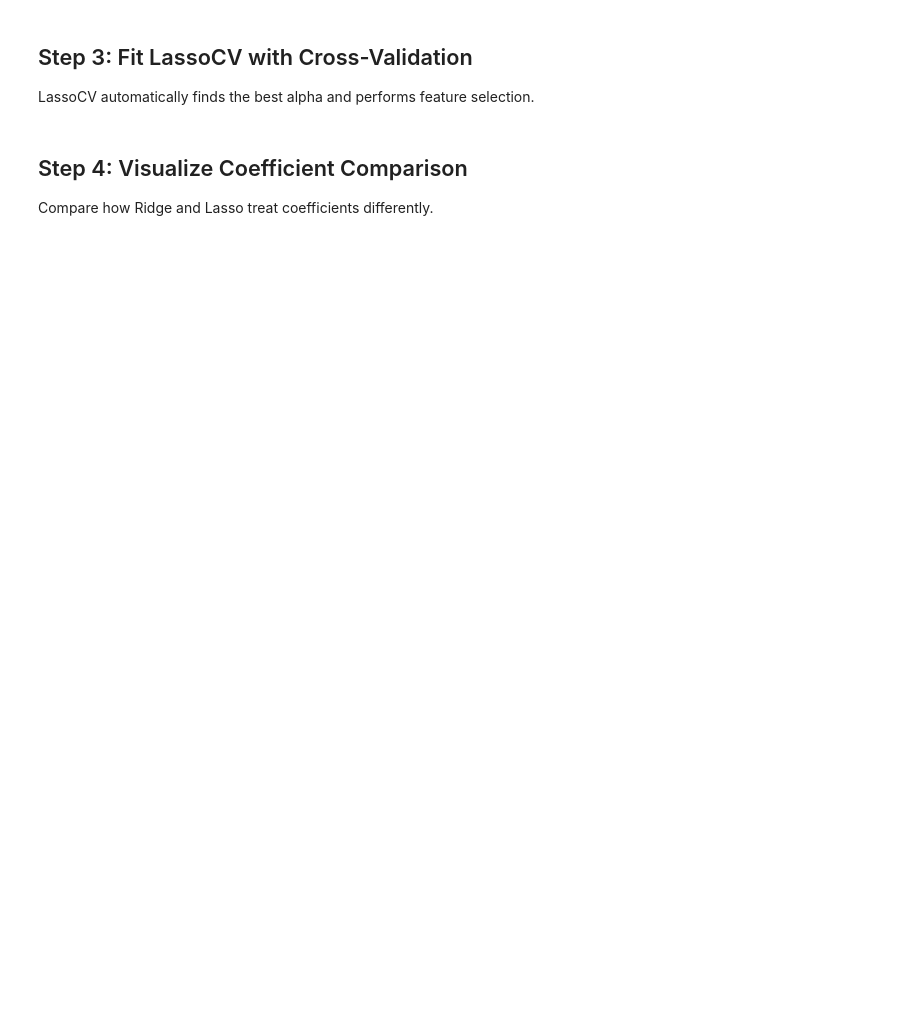
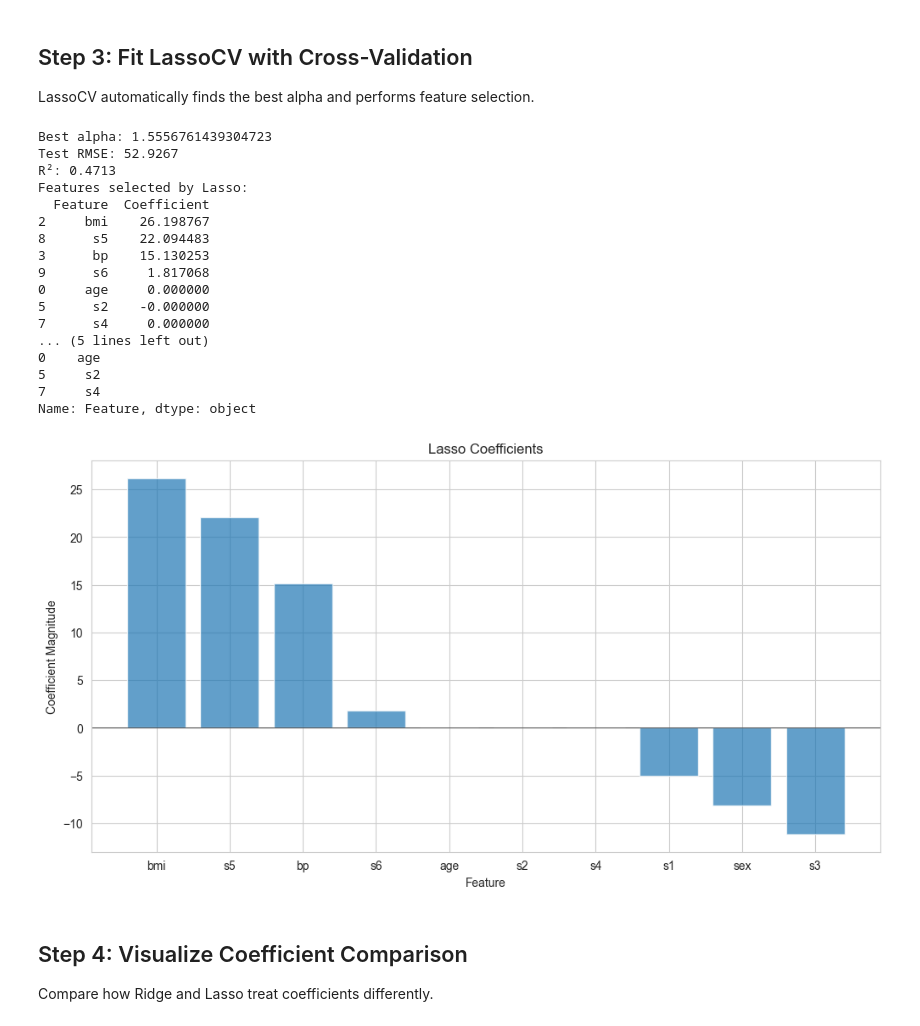
Before and after one commit to Tuminha/ml-interpretability-dojo, a Jupyter notebook: notebooks/02_regularization_ridge_lasso.ipynb, the cells around one changed output. Saved outputs shown, nothing was run; the diff lists cells and outputs as text; code cells hidden in the pictures; blank space fills up the shorter version.

```diff
--- a/notebooks/02_regularization_ridge_lasso.ipynb
+++ b/notebooks/02_regularization_ridge_lasso.ipynb
@@ -94,3 +154,74 @@ LassoCV automatically finds the best alpha and performs feature selection.
+# %%
+# === TODO (you code this) ===
+# Pipeline: StandardScaler + LassoCV. Compare metrics with Ridge.
+# Hints:
+#   - Create Pipeline with StandardScaler and LassoCV
+#   - Use alphas=np.logspace(-3, 1, 100) for LassoCV (smaller range)
+#   - Fit and evaluate
+#   - Create comparison table
+# Acceptance: Table with RMSE, MAE, R2 for both; 2-sentence comparison
+
+model_lasso = Pipeline([
+    ('scaler', StandardScaler()),
+    ('lasso', LassoCV(alphas=np.logspace(-3, 1, 100)))
+])
+model_lasso.fit(X_train, y_train)
+y_pred_lasso = model_lasso.predict(X_test)
+rmse_lasso = np.sqrt(mean_squared_error(y_test, y_pred_lasso))
+
+print(f"Best alpha: {model_lasso.named_steps['lasso'].alpha_}")
+print(f"Test RMSE: {rmse_lasso:.4f}")
+print(f"R²: {r2_score(y_test, y_pred_lasso):.4f}")
+
+model_lasso_final = Pipeline([
+    ('scaler', StandardScaler()),
+    ('lasso', LassoCV(alphas=model_lasso.named_steps['lasso'].alphas_))
+])
+model_lasso_final.fit(X_train, y_train)
+y_pred_lasso_final = model_lasso_final.predict(X_test)
+rmse_lasso_final = np.sqrt(mean_squared_error(y_test, y_pred_lasso_final))
+
+print("Features selected by Lasso:")
+lasso_dataframe = pd.DataFrame({
+    'Feature': X.columns,
+    'Coefficient': model_lasso_final.named_steps['lasso'].coef_
+})
+
+sorted_lasso_dataframe = lasso_dataframe.sort_values(by='Coefficient', ascending=False)
+print(sorted_lasso_dataframe)
+
+print("="*100)
+print("DISCARDED FEATURES:")
+print(sorted_lasso_dataframe[sorted_lasso_dataframe['Coefficient'] == 0]['Feature'])
+
+# Plot Lasso coefficients
+plt.figure(figsize=(12, 6))
+plt.bar(sorted_lasso_dataframe['Feature'], sorted_lasso_dataframe['Coefficient'], alpha=0.7)
+plt.axhline(0, color='black', linewidth=0.5)
+plt.xlabel('Feature')
+plt.ylabel('Coefficient Magnitude')
+plt.title('Lasso Coefficients')
+plt.savefig('../images/02_lasso_coefficients.png')
+plt.show()
+# %% [output]
+Best alpha: 1.5556761439304723
+Test RMSE: 52.9267
+R²: 0.4713
+Features selected by Lasso:
+  Feature  Coefficient
+2     bmi    26.198767
+8      s5    22.094483
+3      bp    15.130253
+9      s6     1.817068
+0     age     0.000000
+5      s2    -0.000000
+7      s4     0.000000
+... (5 lines left out)
+0    age
+5     s2
+7     s4
+Name: Feature, dtype: object
+[figure, added]
 # %% [markdown]
 ## Step 4: Visualize Coefficient Comparison
 
```
Also changed, not shown: parts of 7 cells of this notebook, 6 other files.
